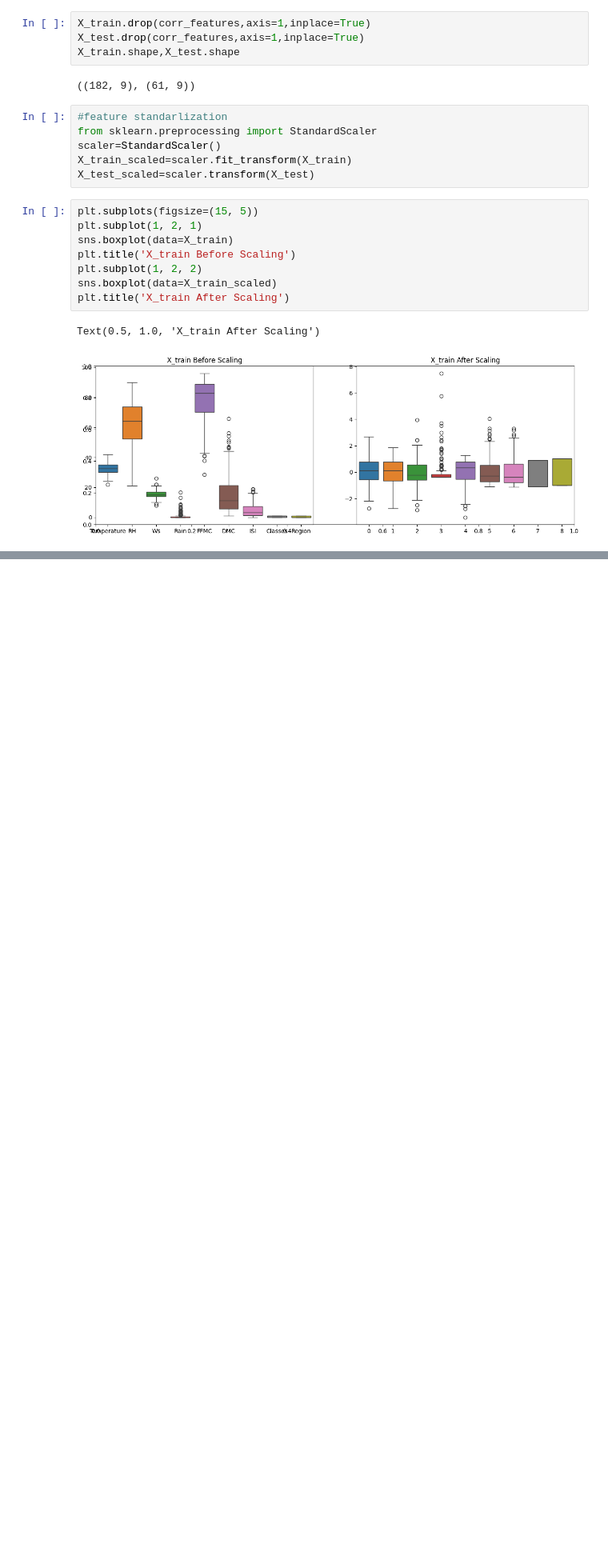
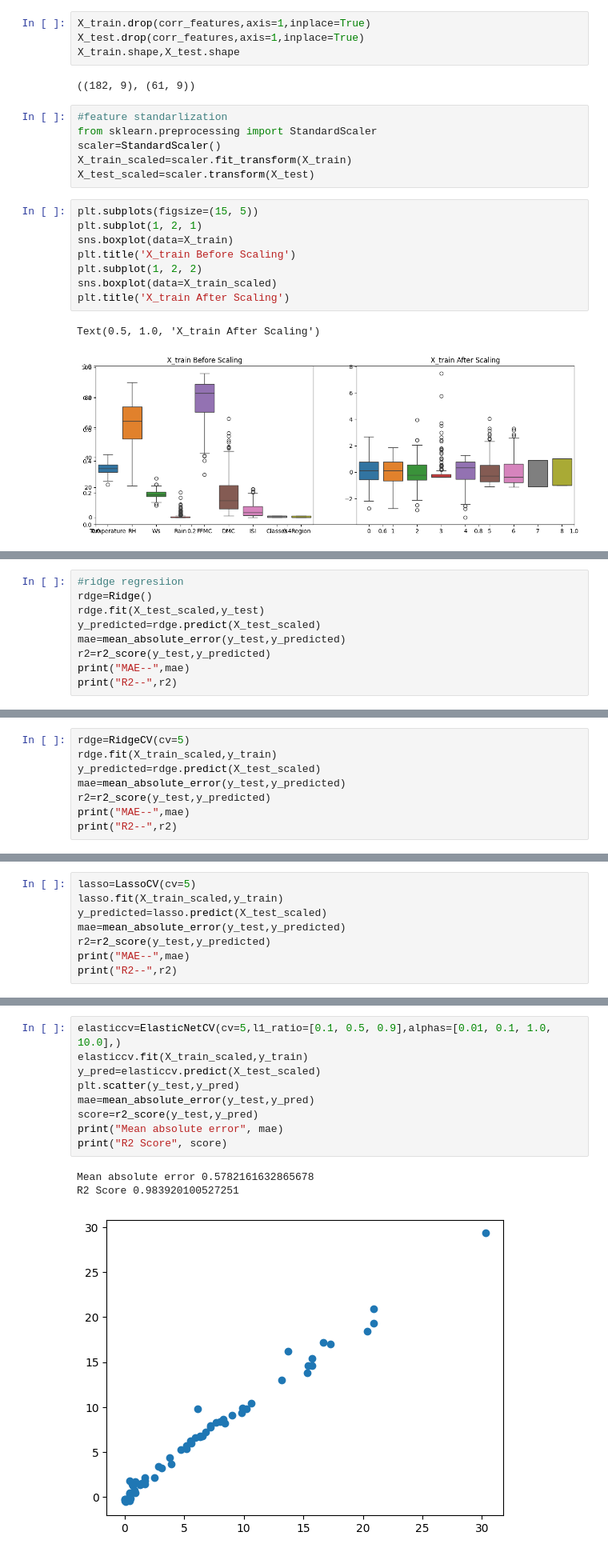
Before and after one commit to 369koushil/linearregress, a Jupyter notebook: linearregress.ipynb, the cells around one changed output, grey strips where cells are left out. Shown at 80% size. Drawn from its saved outputs; the diff is of its cells as text; blank space fills up the shorter version.

```diff
--- a/linearregress.ipynb
+++ b/linearregress.ipynb
@@ -328,0 +341,9 @@ Text(0.5, 1.0, 'X_train After Scaling')
+# %%
+#ridge regresiion
+rdge=Ridge()
+rdge.fit(X_test_scaled,y_test)
+y_predicted=rdge.predict(X_test_scaled)
+mae=mean_absolute_error(y_test,y_predicted)
+r2=r2_score(y_test,y_predicted)
+print("MAE--",mae)
+print("R2--",r2)
@@ -328,0 +358,8 @@ Text(0.5, 1.0, 'X_train After Scaling')
+# %%
+rdge=RidgeCV(cv=5)
+rdge.fit(X_train_scaled,y_train)
+y_predicted=rdge.predict(X_test_scaled)
+mae=mean_absolute_error(y_test,y_predicted)
+r2=r2_score(y_test,y_predicted)
+print("MAE--",mae)
+print("R2--",r2)
@@ -328,0 +369,8 @@ Text(0.5, 1.0, 'X_train After Scaling')
+# %%
+lasso=LassoCV(cv=5)
+lasso.fit(X_train_scaled,y_train)
+y_predicted=lasso.predict(X_test_scaled)
+mae=mean_absolute_error(y_test,y_predicted)
+r2=r2_score(y_test,y_predicted)
+print("MAE--",mae)
+print("R2--",r2)
@@ -328,0 +380,13 @@ Text(0.5, 1.0, 'X_train After Scaling')
+# %%
+elasticcv=ElasticNetCV(cv=5,l1_ratio=[0.1, 0.5, 0.9],alphas=[0.01, 0.1, 1.0, 10.0],)
+elasticcv.fit(X_train_scaled,y_train)
+y_pred=elasticcv.predict(X_test_scaled)
+plt.scatter(y_test,y_pred)
+mae=mean_absolute_error(y_test,y_pred)
+score=r2_score(y_test,y_pred)
+print("Mean absolute error", mae)
+print("R2 Score", score)
+# %% [output]
+Mean absolute error 0.5782161632865678
+R2 Score 0.983920100527251
+[figure, added]
```
Also changed, not shown: parts of 8 cells of this notebook.
